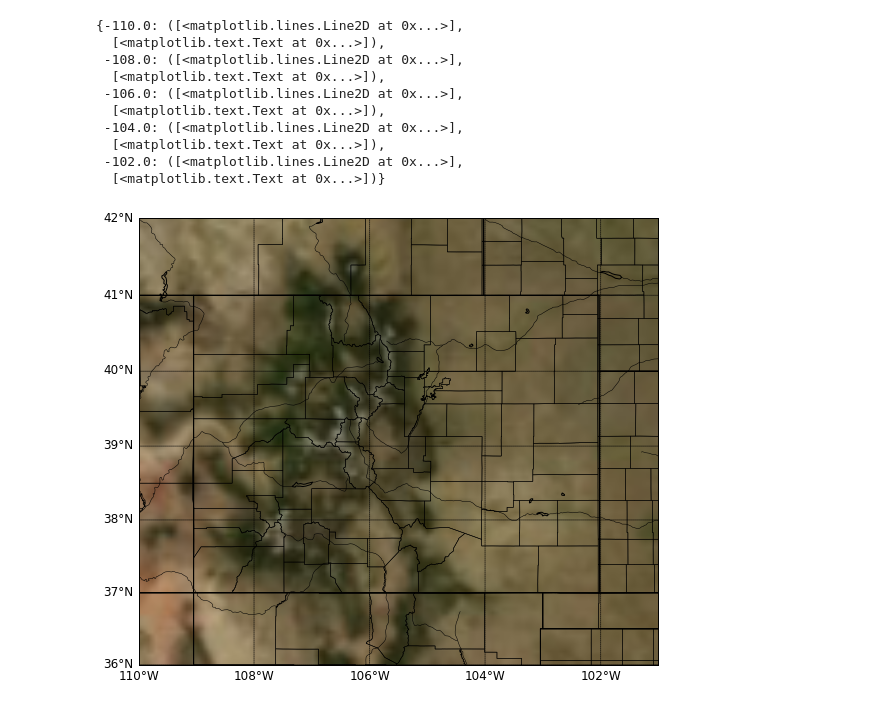
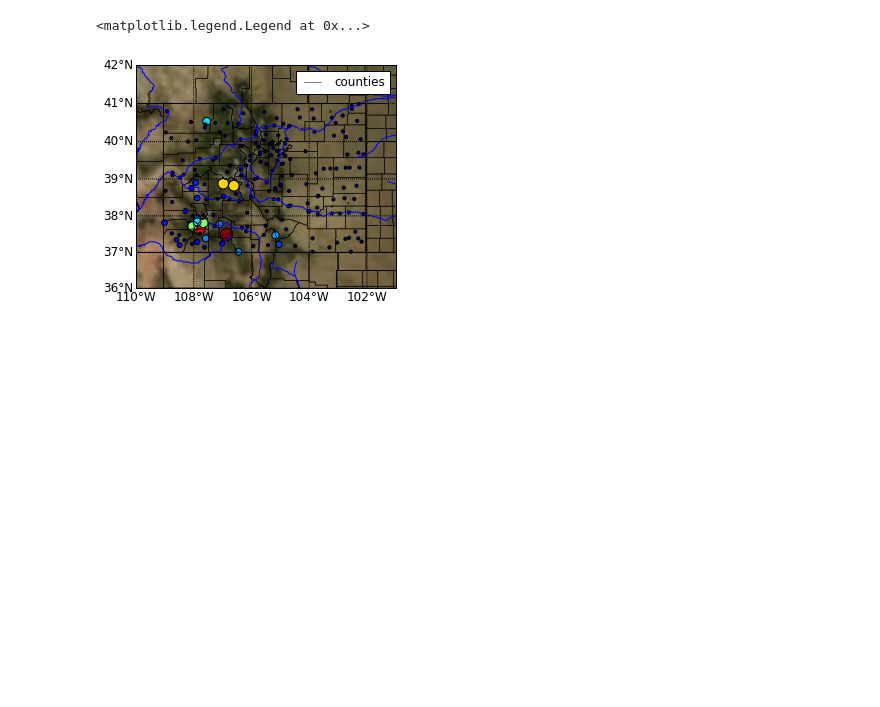
Before and after one commit to CaptainAtlas/SciViz-ColoradoWater, a Jupyter notebook: project.ipynb, the cells around one changed output. Drawn from its saved outputs; the diff is of its cells as text; code cells hidden in the pictures; blank space fills up the shorter version.

```diff
--- a/project.ipynb
+++ b/project.ipynb
@@ -1,42 +1,56 @@
 # %%
 from netCDF4 import Dataset
 import numpy as np
 import pandas as pd
 import numpy.ma as ma
 import matplotlib.pyplot as plt
 import matplotlib.cm as cm
 from mpl_toolkits.basemap import Basemap
 
 %matplotlib inline
 
-fig=plt.figure(figsize=(10,8))
-
 # Create the map
 m = Basemap(llcrnrlon=-110.0,llcrnrlat=36.0,\
             urcrnrlon=-101.0,urcrnrlat=42.0,\
             projection='merc',resolution='h')
+m.bluemarble()
+m.drawcoastlines(linewidth=0.5)
+m.drawcounties(linewidth=0.5)
+m.drawstates(linewidth=0.5)
+m.drawrivers(linewidth=1, linestyle='solid', color='b')
 
-m.bluemarble()
-m.drawcoastlines(linewidth=1)
-#m.drawmapboundary(fill_color='aqua')
-#m.fillcontinents(color='lightgrey',lake_color='aqua')
-#m.drawcountries(linewidth=1)
-m.drawcounties(linewidth=0.5)
-m.drawstates(linewidth=1)
-m.drawrivers()
+#Draw parallels and meridians
 parallels = np.arange(0.,90.,1.)
 m.drawparallels(parallels,labels=[True,False,False,False], fontsize = 12)
 meridians = np.arange(10.,350.,2.)
 m.drawmeridians(meridians,labels=[True,True,False,True], fontsize = 12)
+
+#read in the data
+df_metadata = pd.read_csv('metadata.csv')
+lats = np.array(df_metadata.Latitude)
+lons = np.array(df_metadata.Longitude)
+
+df_precip = pd.read_csv('COPrecip.csv')
+
+# df_dateinfo = pd.read_csv('DateInfo.csv')
+# mo = np.array(df_dateinfo.mo)
+# da = np.array(df_dateinfo.da)
+# yr = np.array(df_dateinfo.yr)
+
+x,y = m(lons, lats)
+
+data = df_precip.iloc[[30000]].replace("NaN", 0).values[0]
+data = np.delete(data, 0)
+
+# print len(data)
+# print len(lons)
+# print len(lats)
+
+sizes = 10*data + 10
+
+sc = plt.scatter(x, y, c=data, s=sizes)
+
+plt.legend()
 # %% [output]
-{-110.0: ([<matplotlib.lines.Line2D at 0x...>],
-  [<matplotlib.text.Text at 0x...>]),
- -108.0: ([<matplotlib.lines.Line2D at 0x...>],
-  [<matplotlib.text.Text at 0x...>]),
- -106.0: ([<matplotlib.lines.Line2D at 0x...>],
-  [<matplotlib.text.Text at 0x...>]),
- -104.0: ([<matplotlib.lines.Line2D at 0x...>],
-  [<matplotlib.text.Text at 0x...>]),
- -102.0: ([<matplotlib.lines.Line2D at 0x...>],
-  [<matplotlib.text.Text at 0x...>])}
+<matplotlib.legend.Legend at 0x...>
-[figure, old version]
+[figure, new version]
```
Also changed, not shown: parts of 4 cells of this notebook, 3 other files.
